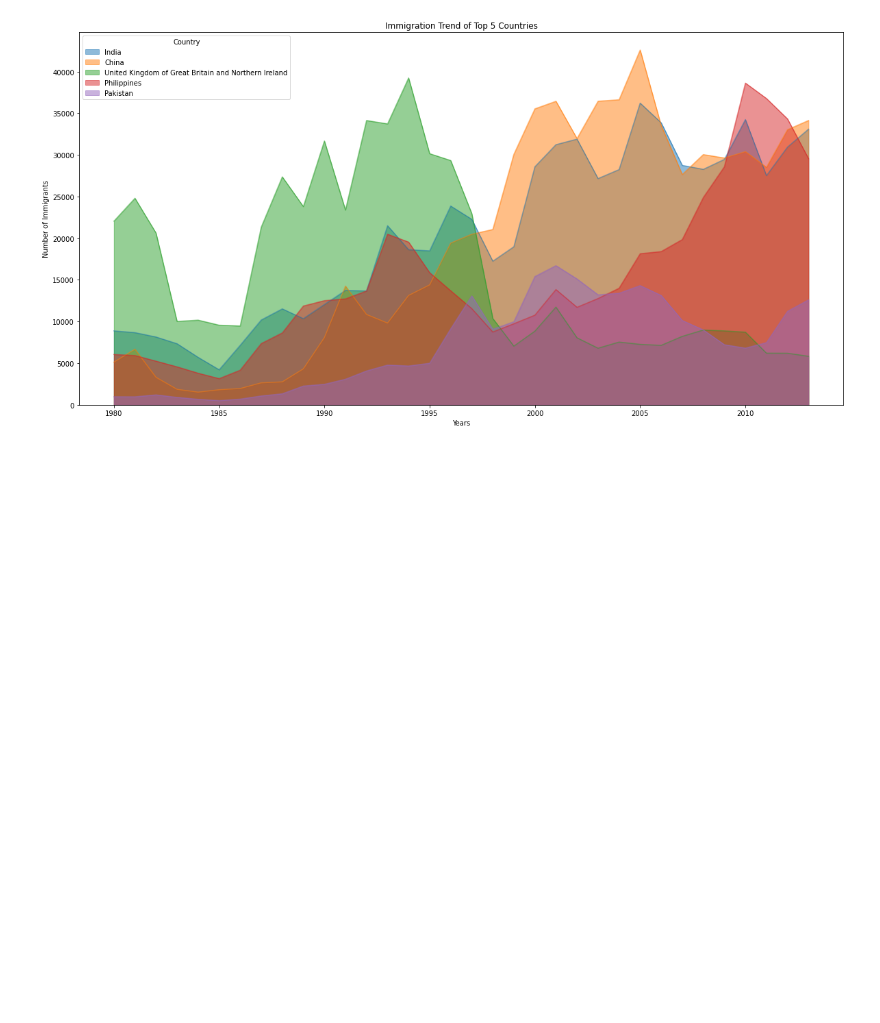
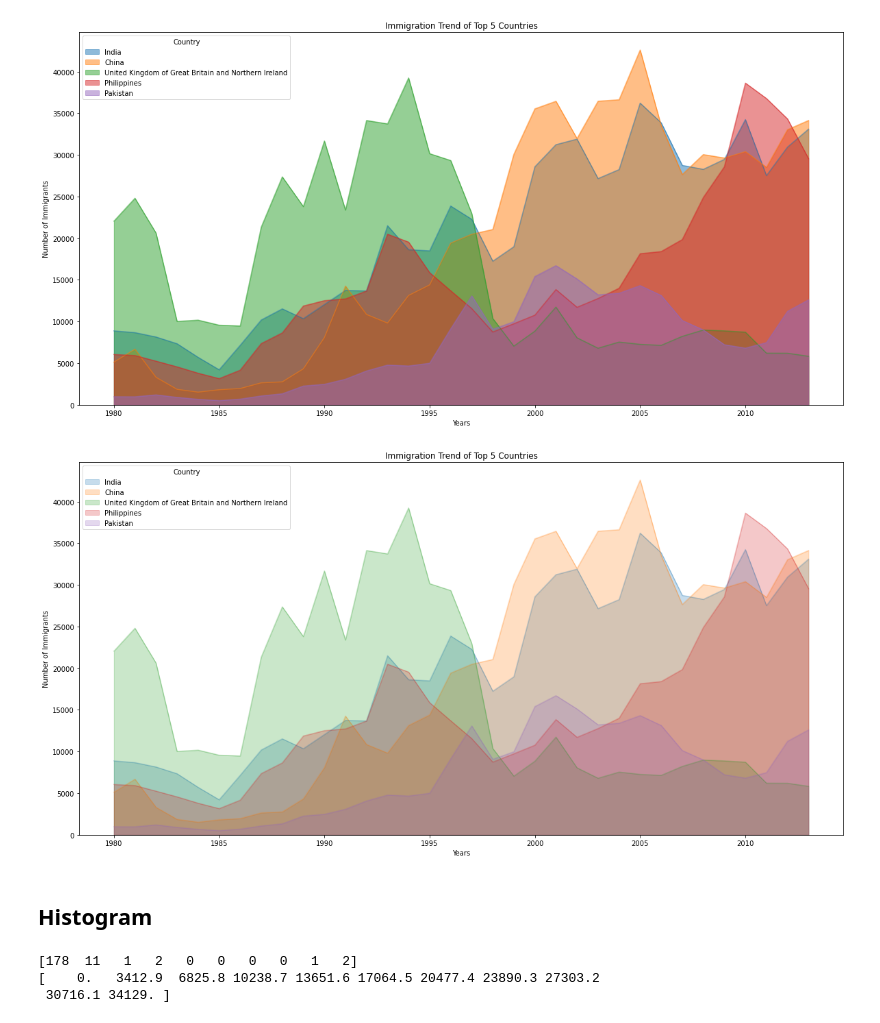
Before and after one commit to vrushit/Machine-Learning-BootCamp, a Jupyter notebook: Data Represenatation and Visualization/Area Plots Histogram and Bar Charts.ipynb, the cells around one changed output. Cells and saved outputs as stored; diff of their text form; code cells hidden in the pictures; blank space fills up the shorter version.

```diff
--- a/Data Represenatation and Visualization/Area Plots Histogram and Bar Charts.ipynb
+++ b/Data Represenatation and Visualization/Area Plots Histogram and Bar Charts.ipynb
@@ -138,3 +138,18 @@ plt.xlabel('Years')
 plt.show()
 # %% [output]
 [figure]
+# %%
+df_top5.plot(kind='area',
+             alpha=0.25,  # 0 - 1, default value alpha = 0.5
+             stacked=False,
+             figsize=(20, 10))
+
+plt.title('Immigration Trend of Top 5 Countries')
+plt.ylabel('Number of Immigrants')
+plt.xlabel('Years')
+
+plt.show()
+# %% [output]
+[figure, added]
+# %% [markdown]
+## Histogram
@@ -140,0 +158,7 @@ plt.show()
+# %%
+print(count) # frequency count
+print(bin_edges)
+# %% [output]
+[178  11   1   2   0   0   0   0   1   2]
+[    0.   3412.9  6825.8 10238.7 13651.6 17064.5 20477.4 23890.3 27303.2
+ 30716.1 34129. ]
```
Also changed, not shown: parts of 4 cells of this notebook.
